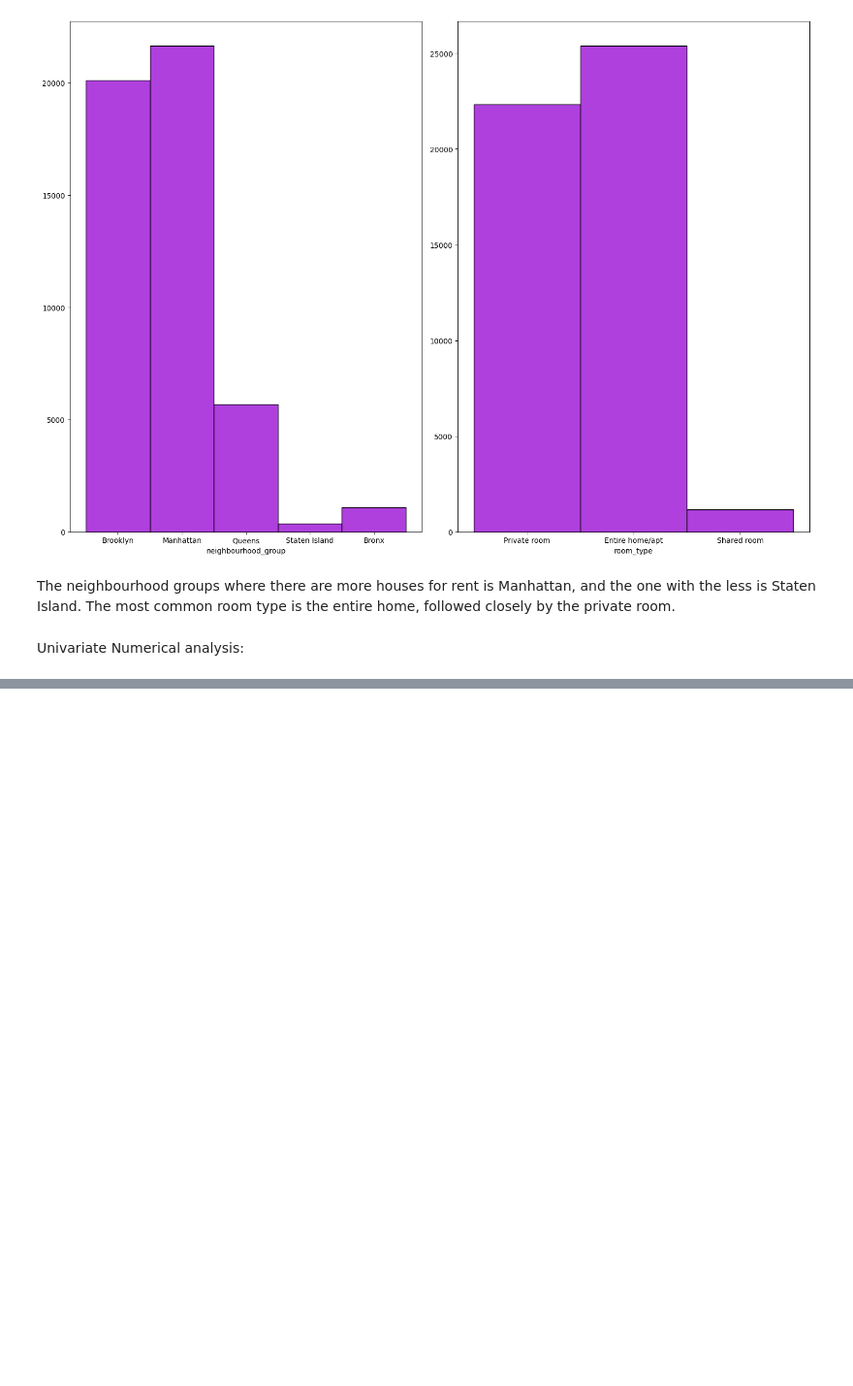
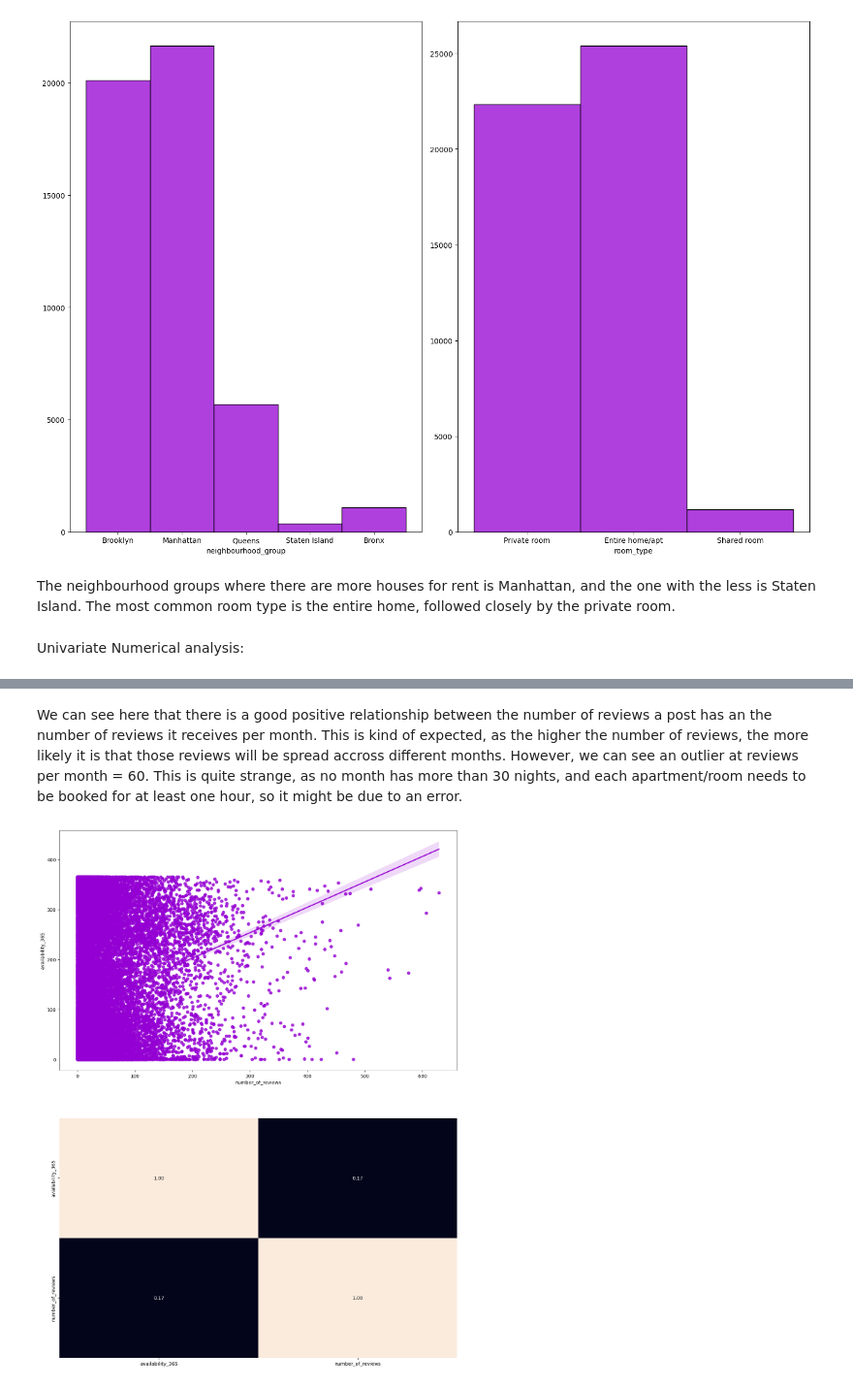
Before and after one commit to paulaechemendia/machine-learning-python-template, a Jupyter notebook: src/explore.ipynb, the cells around one changed output, grey strips where cells are left out. Shown at 97% size. Cells and saved outputs as stored; diff of their text form; code cells hidden in the pictures; blank space fills up the shorter version.

```diff
--- a/src/explore.ipynb
+++ b/src/explore.ipynb
@@ -127,0 +135,12 @@ IndexError: index 2 is out of bounds for axis 0 with size 2
+# %% [markdown]
+We can see here that there is a good positive relationship between the number of reviews a post has an the number of reviews it receives per month. This is kind of expected, as the higher the number of reviews, the more likely it is that those reviews will be spread accross different months. However, we can see an outlier at reviews per month = 60. This is quite strange, as no month has more than 30 nights, and each apartment/room needs to be booked for at least one hour, so it might be due to an error.
+# %%
+fig, axis = plt.subplots(2, 1, figsize = (15, 20))
+
+sns.regplot(ax = axis[0], data = df, x = "number_of_reviews", y = 'availability_365', color = 'darkviolet')
+sns.heatmap(df[["availability_365", 'number_of_reviews']].corr(), annot = True, fmt = ".2f", ax = axis[1], cbar = False)
+
+
+plt.show()
+# %% [output]
+[figure, added]
```
Also changed, not shown: parts of 36 cells of this notebook, 2 other files.
